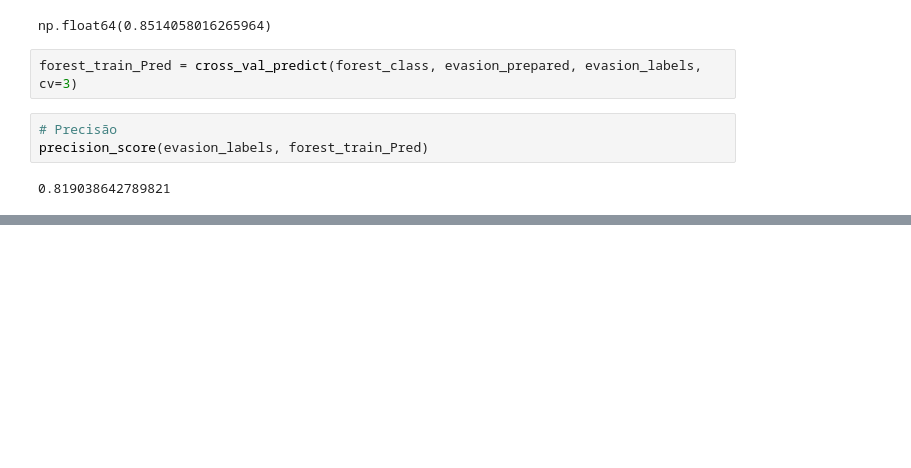
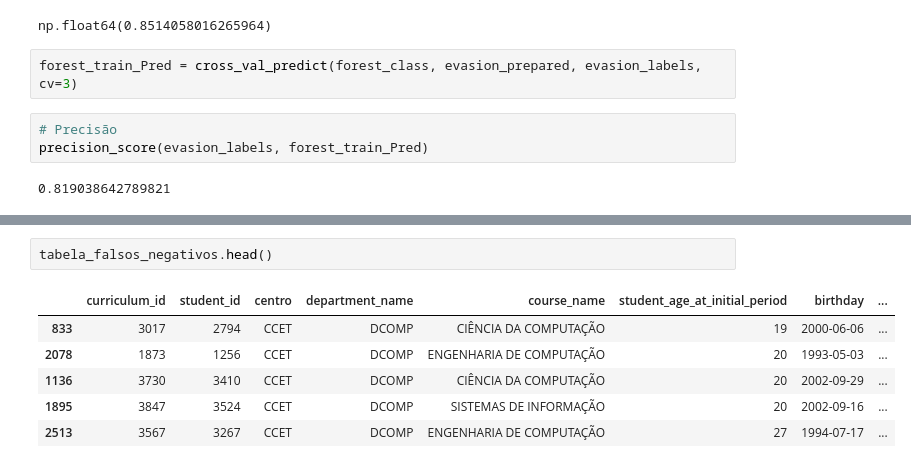
Before and after one commit to motamarcelo/jupyter_notebooks, a Jupyter notebook: Evasao.ipynb, the cells around one changed output, grey strips where cells are left out. Drawn from its saved outputs; the diff is of its cells as text; blank space fills up the shorter version.

```diff
--- a/Evasao.ipynb
+++ b/Evasao.ipynb
@@ -653,0 +793,9 @@ recall_score(evasion_labels, labels_train_pred)
+# %%
+tabela_falsos_negativos.head()
+# %% [output]
+|  | curriculum_id | student_id | centro | department_name | course_name | student_age_at_initial_period | birthday | ... |
+| 833 | 3017 | 2794 | CCET | DCOMP | CIÊNCIA DA COMPUTAÇÃO | 19 | 2000-06-06 | ... |
+| 2078 | 1873 | 1256 | CCET | DCOMP | ENGENHARIA DE COMPUTAÇÃO | 20 | 1993-05-03 | ... |
+| 1136 | 3730 | 3410 | CCET | DCOMP | CIÊNCIA DA COMPUTAÇÃO | 20 | 2002-09-29 | ... |
+| 1895 | 3847 | 3524 | CCET | DCOMP | SISTEMAS DE INFORMAÇÃO | 20 | 2002-09-16 | ... |
+| 2513 | 3567 | 3267 | CCET | DCOMP | ENGENHARIA DE COMPUTAÇÃO | 27 | 1994-07-17 | ... |
```
Also changed, not shown: parts of 27 cells of this notebook.
